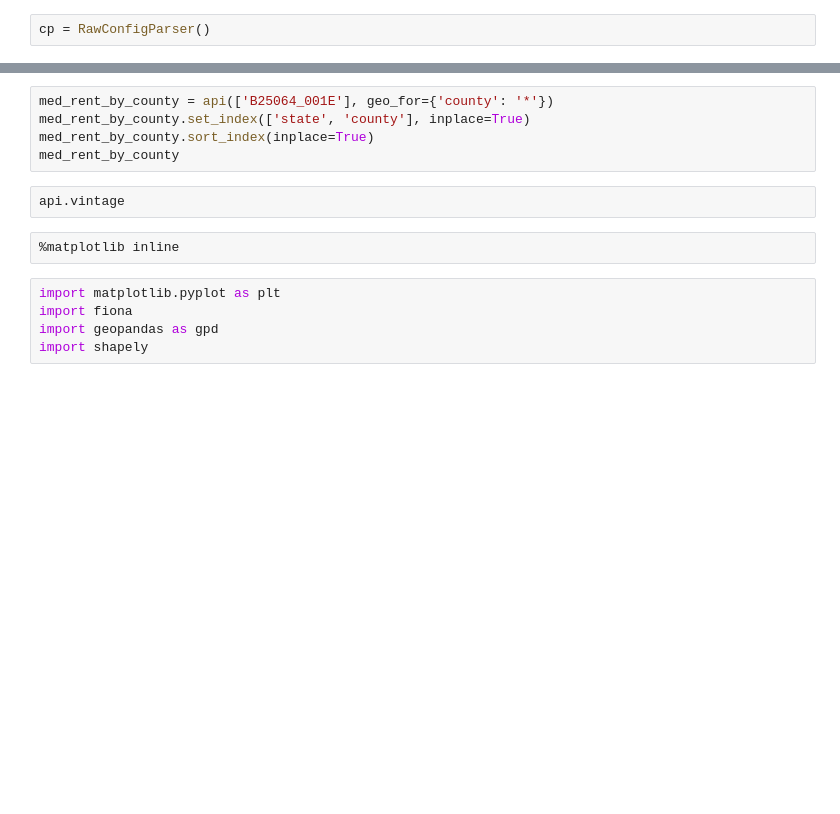
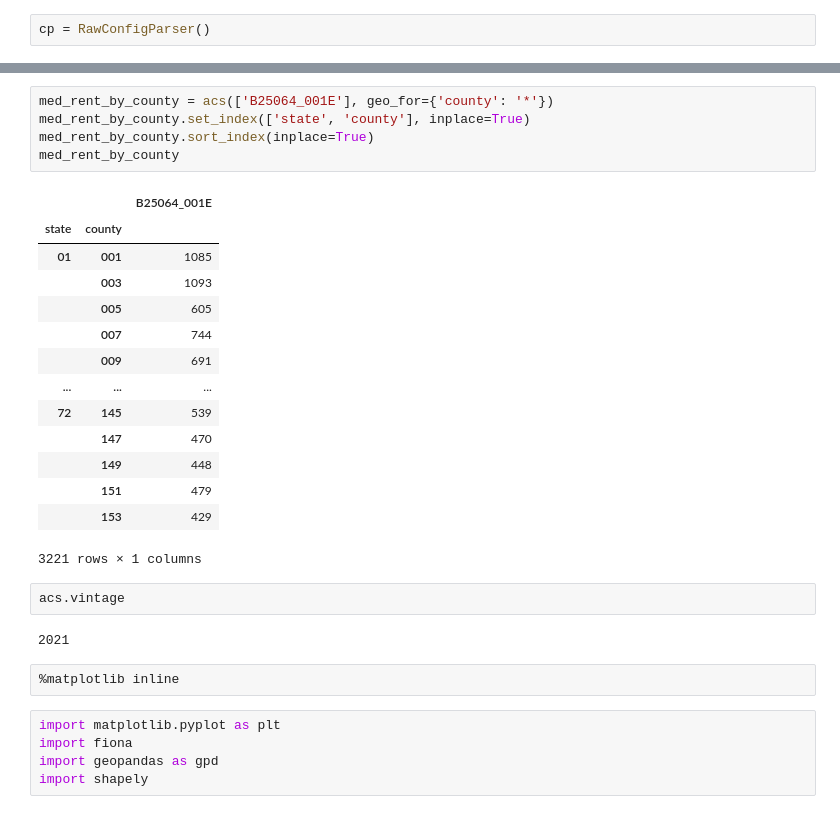
Before and after one commit to nkrishnaswami/uscensus, a Jupyter notebook: Census-example.ipynb, the cells around one changed output, grey strips where cells are left out. Saved outputs shown, nothing was run; the diff lists cells and outputs as text; blank space fills up the shorter version.

```diff
--- a/Census-example.ipynb
+++ b/Census-example.ipynb
@@ -58,10 +111,27 @@ vars
 # %%
-med_rent_by_county = api(['B25064_001E'], geo_for={'county': '*'})
+med_rent_by_county = acs(['B25064_001E'], geo_for={'county': '*'})
 med_rent_by_county.set_index(['state', 'county'], inplace=True)
 med_rent_by_county.sort_index(inplace=True)
 med_rent_by_county
+# %% [output]
+|  |  | B25064_001E |
+| state | county |  |
+| 01 | 001 | 1085 |
+|  | 003 | 1093 |
+|  | 005 | 605 |
+|  | 007 | 744 |
+|  | 009 | 691 |
+| ... | ... | ... |
+| 72 | 145 | 539 |
+|  | 147 | 470 |
+|  | 149 | 448 |
+|  | 151 | 479 |
+|  | 153 | 429 |
+3221 rows × 1 columns
 # %%
-api.vintage
+acs.vintage
+# %% [output]
+2021
 # %%
 %matplotlib inline
 # %%
```
Also changed, not shown: parts of 32 cells of this notebook, 44 other files.
